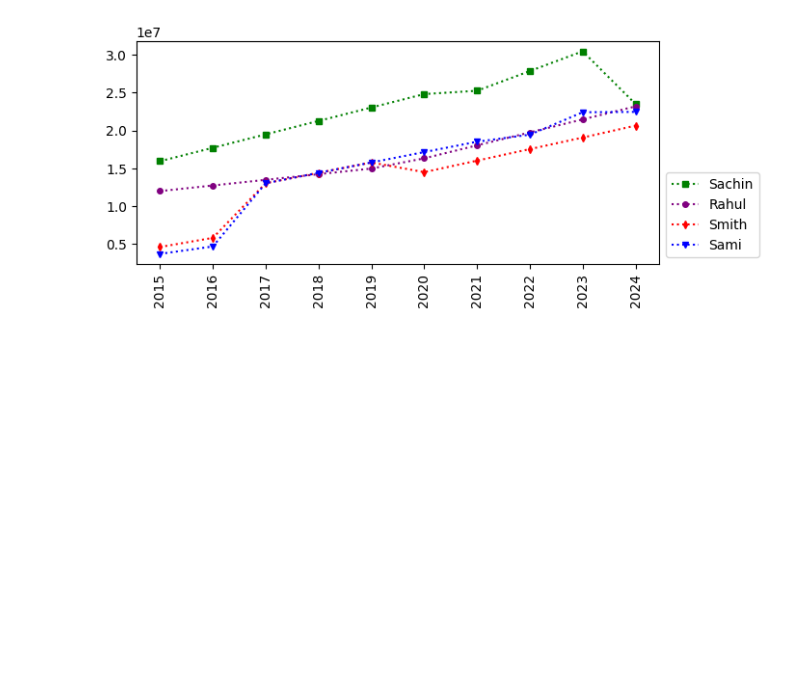
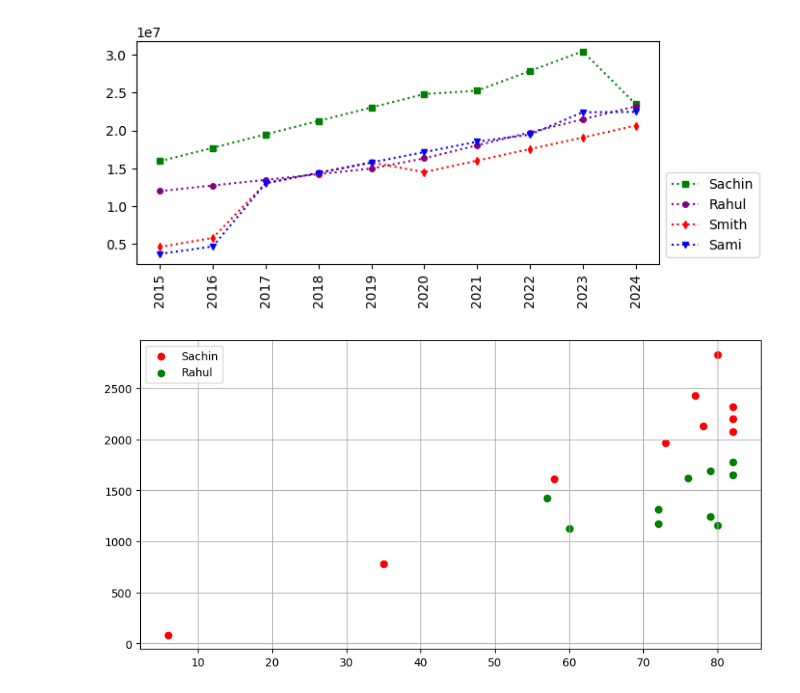
Before and after one commit to corpsedust/NareshIT, a Jupyter notebook: DailyClassroomNotes/6th-7th Feb.ipynb, the cells around one changed output. Saved outputs shown, nothing was run; the diff lists cells and outputs as text; code cells hidden in the pictures; blank space fills up the shorter version.

```diff
--- a/DailyClassroomNotes/6th-7th Feb.ipynb
+++ b/DailyClassroomNotes/6th-7th Feb.ipynb
@@ -396,3 +396,13 @@ plt.legend(loc = "lower left", bbox_to_anchor = (1,0))
 # %% [output]
 <matplotlib.legend.Legend at 0x...>
 [figure]
+# %%
+plt.rcParams['figure.figsize'] = [10, 5]
+plt.rcParams.update({'font.size': 10})
+plt.axes().grid(True)
+plt.scatter(Games[0], Points[0],  c= "red", label = Players[0])
+plt.scatter(Games[1], Points[1],  c= "green", label = Players[1])
+plt.legend()
+plt.show()
+# %% [output]
+[figure, added]
```
Also changed, not shown: parts of 6 cells of this notebook.
